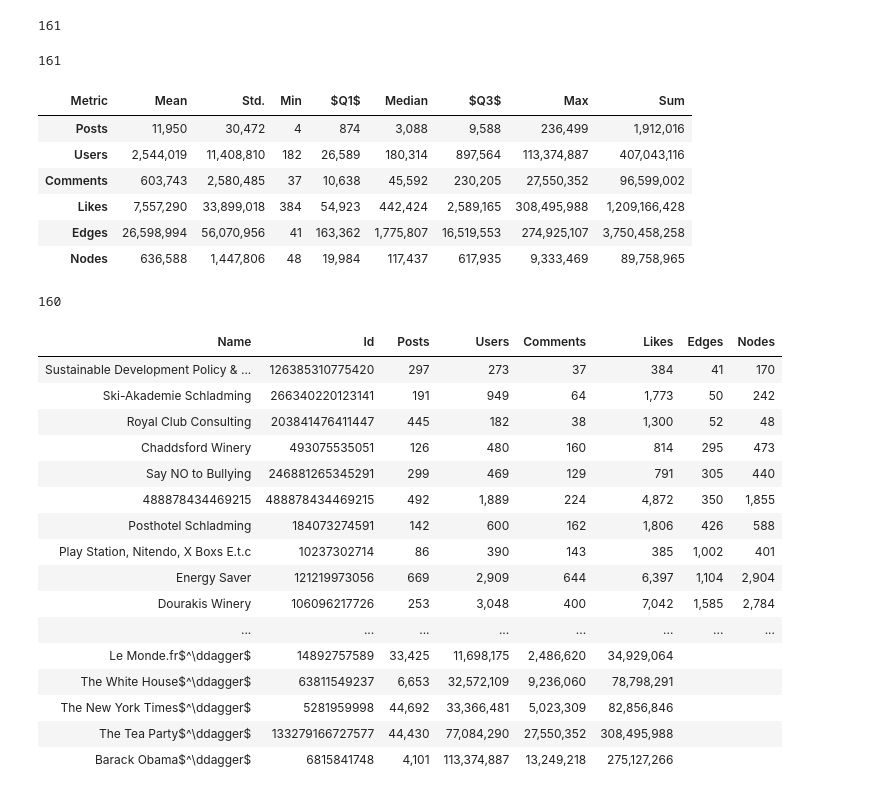
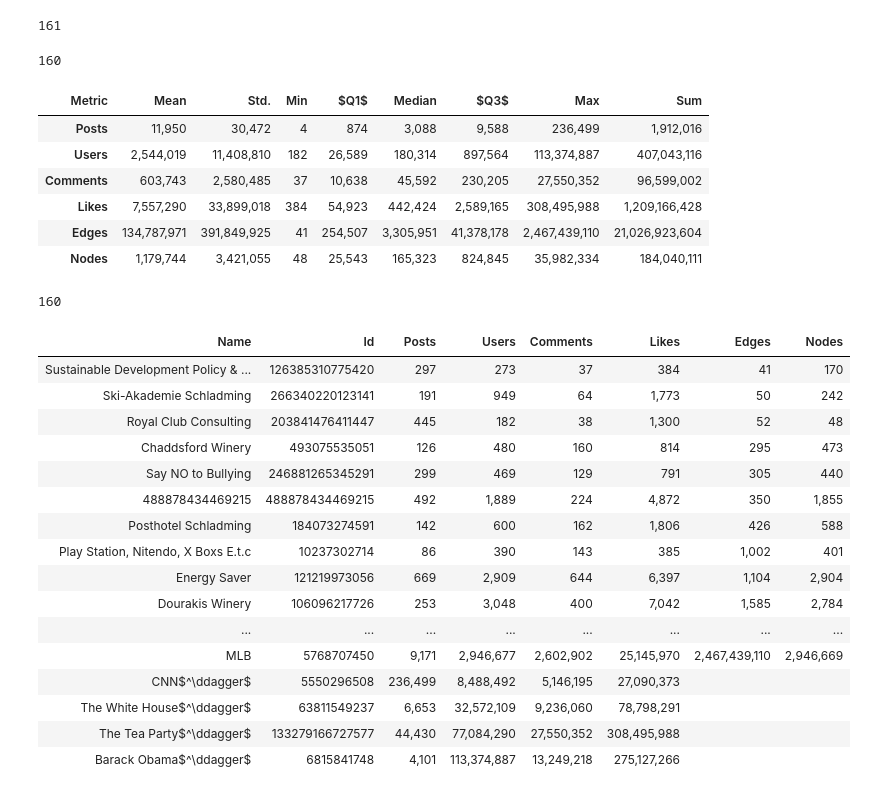
Before and after one commit to fredrike/dataverse-social_network, a Jupyter notebook: dataStats.ipynb, the cells around one changed output. Drawn from its saved outputs; the diff is of its cells as text; code cells hidden in the pictures.

```diff
--- a/dataStats.ipynb
+++ b/dataStats.ipynb
@@ -39,7 +38,7 @@ def buildGraph(df, debug=False, timeout=900):
         print("Average degree:", vertex_average(p, "total"))
         print("Time", time.time() - tic)
 
-        degree_sequence = sorted(p.get_out_degrees(p.get_vertices()), reverse=True)
+    # degree_sequence = sorted(p.get_out_degrees(p.get_vertices()), reverse=True)
 
     del b
     return p
@@ -81,9 +80,8 @@ def download_datafile(dataFile_id, overwrite=True):
     import requests
     import os.path
 
-    url = 'https://dataverse.harvard.edu/api/access/datafile/{id}?format=original'.format(id=dataFile_id)
     try:
-        r = requests.get(url, stream=True, allow_redirects=True, timeout=1)
+        r = requests.get(DATAFILE_URL.format(id=dataFile_id), stream=True, allow_redirects=True, timeout=1)
         filename = r.headers.get('content-disposition')
         filename = filename.split("'")[2] if len(filename.split("'")) > 2 else filename.split('"')[1]
         try:
@@ -100,12 +98,12 @@ def download_datafile(dataFile_id, overwrite=True):
     return (None, dataFile_id)
 
 
-def process_file(filename):
+def process_file(filename, timeout=900):
     try:
         if filename in ['00__combinedPageInteractions.csv']:
             raise
         df = pd.read_csv('data/' + filename, index_col=False,
-                        dtype={'post': np.int64, 'user': np.float64, 'type': str})
+                         dtype={'post': np.int64, 'user': np.float64, 'type': str})
         types = df.type.value_counts()
         graph = buildGraph(df[df['type'] == 'C'].dropna(), debug=False, timeout=timeout)
         return {filename.split('.')[0]: [len(df.post.unique()), len(df.user.unique()),
@@ -117,7 +115,7 @@ def process_file(filename):
         pass
         return {filename.split('.')[0]: []}
 # %%
-files = json_normalize(data=pd.read_json(CONTENTS_URI)['data']).set_index('label')
+files = json_normalize(data=pd.read_json(DATASETS_URL)['data']).set_index('label')
 file_ids = files['dataFile.id']
 filenames = set()
 
@@ -134,7 +132,7 @@ len(filenames)
 # %% [output]
 161
 # %%
-with ProcessPoolExecutor(8) as pool:
+with ProcessPoolExecutor(4) as pool:
     pages = list(tqdm(pool.map(process_file, filenames, chunksize=1), total=len(filenames)))
 
 stats = pd.DataFrame.from_dict(dict((key,d[key]) for d in pages for key in d), orient='index',
@@ -142,39 +140,35 @@ stats = pd.DataFrame.from_dict(dict((key,d[key]) for d in pages for key in d), o
 # %%
 stats.to_pickle('stats_01.pkl')
 # %%
-print(len(stats))
+print(len(stats.drop(['00__combinedPageInteractions'], errors='ignore')))
 s = (stats.drop(['00__combinedPageInteractions'], errors='ignore').describe()
          .T[['mean','std','min','25%', '50%', '75%', 'max']])
+
 s.columns.name = 'Metric'
 s.index.name = None
 s['Sum'] = stats.sum()
-s.rename(index={'Number of edges': 'Edges', 'Number of nodes': 'Nodes'},
-         columns={'mean': "Mean",'std': 'Std.','min': 'Min','25%': '$Q1$',
+s.rename(columns={'mean': "Mean",'std': 'Std.','min': 'Min','25%': '$Q1$',
                   '50%': 'Median', '75%': '$Q3$', 'max': 'Max'},
          inplace=True)
 
 s.to_latex('article/pageStats.tex', bold_rows=True, escape=False,
            float_format=lambda x: "$%s$" % locale.format("%d", x, grouping=True))
 
-from IPython.core.display import HTML, display, Latex
 display(HTML(s.to_html(float_format=lambda x: locale.format("%d", x, grouping=True))))
 # %% [output]
-161
+160
 | Metric | Mean | Std. | Min | $Q1$ | Median | $Q3$ | Max | Sum |
 | Posts | 11,950 | 30,472 | 4 | 874 | 3,088 | 9,588 | 236,499 | 1,912,016 |
 | Users | 2,544,019 | 11,408,810 | 182 | 26,589 | 180,314 | 897,564 | 113,374,887 | 407,043,116 |
 | Comments | 603,743 | 2,580,485 | 37 | 10,638 | 45,592 | 230,205 | 27,550,352 | 96,599,002 |
 | Likes | 7,557,290 | 33,899,018 | 384 | 54,923 | 442,424 | 2,589,165 | 308,495,988 | 1,209,166,428 |
-| Edges | 26,598,994 | 56,070,956 | 41 | 163,362 | 1,775,807 | 16,519,553 | 274,925,107 | 3,750,458,258 |
-| Nodes | 636,588 | 1,447,806 | 48 | 19,984 | 117,437 | 617,935 | 9,333,469 | 89,758,965 |
+| Edges | 134,787,971 | 391,849,925 | 41 | 254,507 | 3,305,951 | 41,378,178 | 2,467,439,110 | 21,026,923,604 |
+| Nodes | 1,179,744 | 3,421,055 | 48 | 25,543 | 165,323 | 824,845 | 35,982,334 | 184,040,111 |
 # %%
 names = pd.read_csv("data/names.csv", dtype={0: str, 1: str}).set_index('Page')
 
 s = stats.copy().drop(['00__combinedPageInteractions'], errors='ignore')
 s['Id'] = s.index
-
-s.rename(index=str, columns={'Number of edges': 'Edges', 'Number of nodes': 'Nodes'}, inplace=True)
-
 s['Edges'] = [pd.np.nan if x == 0.0 else x for x in s['Edges']]
 s['Nodes'] = [pd.np.nan if x == 0.0 else x for x in s['Nodes']]
 
@@ -194,44 +188,41 @@ def name_mapping(x, latex_escape=False):
                             .replace('&', '\\&'))
         else:
             ret = str(names.loc[x.Id].Name)
 
     if pd.np.isnan(x['Edges']):
-        # print(x)
         ret = ret + "$^\ddagger$"
 
     return ret
 
 """Save table as latex file."""
 s['Name'] = s.apply(lambda x: name_mapping(x, True), axis=1)
-s.fillna(np.inf).sort_values(['Edges','Nodes', 'Users']).reset_index().to_latex(
-        'article/allPages.tex',
-        escape=False, longtable=True, index=False,
-        columns=['Name', 'Id', 'Posts', 'Users', 'Comments', 'Likes','Edges','Nodes'],
-        float_format=lambda x: "" if x == np.inf else locale.format("%d", x, grouping=True))
+(s.fillna(np.inf).sort_values(['Edges','Nodes', 'Users'])
+             .to_latex('article/allPages.tex', escape=False, longtable=True, index=False,
+                       columns=['Name', 'Id', 'Posts', 'Users', 'Comments', 'Likes','Edges','Nodes'],
+                       float_format=lambda x: "" if x == np.inf else locale.format("%d", x, grouping=True)))
 
-
+"""Display table (after remapping the Name)."""
 s['Name'] = s.apply(name_mapping, axis=1)
-display(HTML(s.fillna(pd.np.inf).sort_values([
-                 'Edges','Nodes', 'Users'])
+display(HTML(s.fillna(pd.np.inf).sort_values(['Edges','Nodes', 'Users'])
              .to_html(index=False,
                       columns=['Name', 'Id', 'Posts', 'Users', 'Comments', 'Likes','Edges','Nodes'],
                       float_format=lambda x: "" if x == np.inf else locale.format("%d", x, grouping=True))))
 # %% [output]
 160
 | Name | Id | Posts | Users | Comments | Likes | Edges | Nodes |
 | Sustainable Development Policy & ... | 126385310775420 | 297 | 273 | 37 | 384 | 41 | 170 |
 | Ski-Akademie Schladming | 266340220123141 | 191 | 949 | 64 | 1,773 | 50 | 242 |
 | Royal Club Consulting | 203841476411447 | 445 | 182 | 38 | 1,300 | 52 | 48 |
 | Chaddsford Winery | 493075535051 | 126 | 480 | 160 | 814 | 295 | 473 |
 | Say NO to Bullying | 246881265345291 | 299 | 469 | 129 | 791 | 305 | 440 |
 | 488878434469215 | 488878434469215 | 492 | 1,889 | 224 | 4,872 | 350 | 1,855 |
 | Posthotel Schladming | 184073274591 | 142 | 600 | 162 | 1,806 | 426 | 588 |
 | Play Station, Nitendo, X Boxs E.t.c | 10237302714 | 86 | 390 | 143 | 385 | 1,002 | 401 |
 | Energy Saver | 121219973056 | 669 | 2,909 | 644 | 6,397 | 1,104 | 2,904 |
 | Dourakis Winery | 106096217726 | 253 | 3,048 | 400 | 7,042 | 1,585 | 2,784 |
 | ... | ... | ... | ... | ... | ... | ... | ... |
-| Le Monde.fr$^\ddagger$ | 14892757589 | 33,425 | 11,698,175 | 2,486,620 | 34,929,064 |  |  |
+| MLB | 5768707450 | 9,171 | 2,946,677 | 2,602,902 | 25,145,970 | 2,467,439,110 | 2,946,669 |
+| CNN$^\ddagger$ | 5550296508 | 236,499 | 8,488,492 | 5,146,195 | 27,090,373 |  |  |
 | The White House$^\ddagger$ | 63811549237 | 6,653 | 32,572,109 | 9,236,060 | 78,798,291 |  |  |
-| The New York Times$^\ddagger$ | 5281959998 | 44,692 | 33,366,481 | 5,023,309 | 82,856,846 |  |  |
 | The Tea Party$^\ddagger$ | 133279166727577 | 44,430 | 77,084,290 | 27,550,352 | 308,495,988 |  |  |
 | Barack Obama$^\ddagger$ | 6815841748 | 4,101 | 113,374,887 | 13,249,218 | 275,127,266 |  |  |
```
Also changed, not shown: parts of 1 cell of this notebook, 2 other files.
